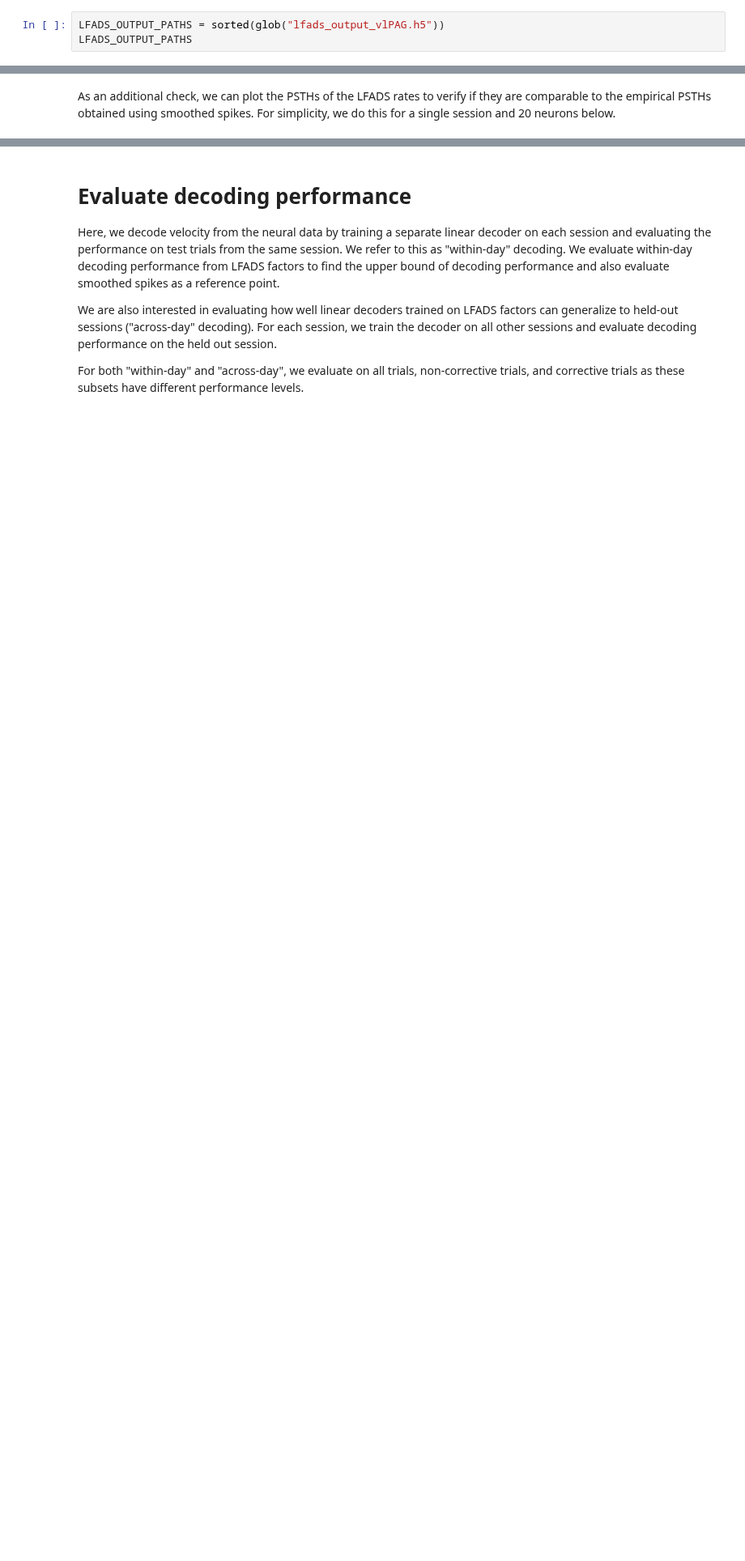
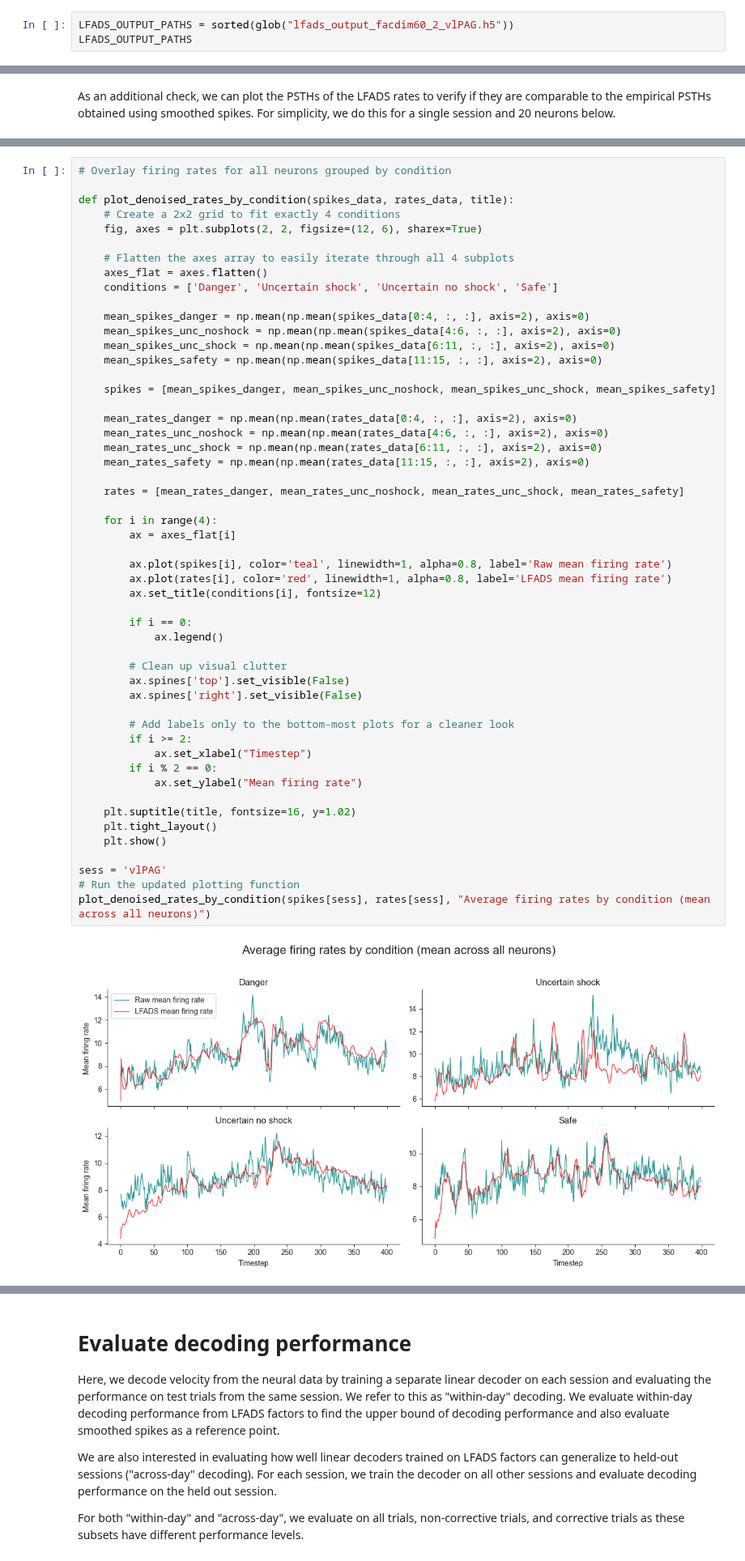
Before and after one commit to wkemilylau/iib_project_lfads, a Jupyter notebook: tutorials/multisession/bst-vlpag-eval.ipynb, the cells around one changed output, grey strips where cells are left out. Shown at 81% size. Cells and saved outputs as stored; diff of their text form; blank space fills up the shorter version.

```diff
--- a/tutorials/multisession/bst-vlpag-eval.ipynb
+++ b/tutorials/multisession/bst-vlpag-eval.ipynb
@@ -30,6 +30,6 @@ print(train_encod_data[0].shape)
 # %% [markdown]
 # Load LFADS factors and rates from output files
 # %%
-LFADS_OUTPUT_PATHS = sorted(glob("lfads_output_vlPAG.h5"))
+LFADS_OUTPUT_PATHS = sorted(glob("lfads_output_facdim60_2_vlPAG.h5"))
 LFADS_OUTPUT_PATHS
 # %% [output]
@@ -168,0 +150,54 @@ for s in smth_spikes:
+# %%
+# Overlay firing rates for all neurons grouped by condition
+
+def plot_denoised_rates_by_condition(spikes_data, rates_data, title):
+    # Create a 2x2 grid to fit exactly 4 conditions
+    fig, axes = plt.subplots(2, 2, figsize=(12, 6), sharex=True)
+
+    # Flatten the axes array to easily iterate through all 4 subplots
+    axes_flat = axes.flatten()
+    conditions = ['Danger', 'Uncertain shock', 'Uncertain no shock', 'Safe']
+
+    mean_spikes_danger = np.mean(np.mean(spikes_data[0:4, :, :], axis=2), axis=0)
+    mean_spikes_unc_noshock = np.mean(np.mean(spikes_data[4:6, :, :], axis=2), axis=0)
+    mean_spikes_unc_shock = np.mean(np.mean(spikes_data[6:11, :, :], axis=2), axis=0)
+    mean_spikes_safety = np.mean(np.mean(spikes_data[11:15, :, :], axis=2), axis=0)
+
+    spikes = [mean_spikes_danger, mean_spikes_unc_noshock, mean_spikes_unc_shock, mean_spikes_safety]
+
+    mean_rates_danger = np.mean(np.mean(rates_data[0:4, :, :], axis=2), axis=0)
+    mean_rates_unc_noshock = np.mean(np.mean(rates_data[4:6, :, :], axis=2), axis=0)
+    mean_rates_unc_shock = np.mean(np.mean(rates_data[6:11, :, :], axis=2), axis=0)
+    mean_rates_safety = np.mean(np.mean(rates_data[11:15, :, :], axis=2), axis=0)
+
+    rates = [mean_rates_danger, mean_rates_unc_noshock, mean_rates_unc_shock, mean_rates_safety]
+
+    for i in range(4):
+        ax = axes_flat[i]
+
+        ax.plot(spikes[i], color='teal', linewidth=1, alpha=0.8, label='Raw mean firing rate')
+        ax.plot(rates[i], color='red', linewidth=1, alpha=0.8, label='LFADS mean firing rate')
+        ax.set_title(conditions[i], fontsize=12)
+
+        if i == 0:
+            ax.legend()
+
+        # Clean up visual clutter
+        ax.spines['top'].set_visible(False)
+        ax.spines['right'].set_visible(False)
+
+        # Add labels only to the bottom-most plots for a cleaner look
+        if i >= 2:
+            ax.set_xlabel("Timestep")
+        if i % 2 == 0:
+            ax.set_ylabel("Mean firing rate")
+
+    plt.suptitle(title, fontsize=16, y=1.02)
+    plt.tight_layout()
+    plt.show()
+
+sess = 'vlPAG'
+# Run the updated plotting function
+plot_denoised_rates_by_condition(spikes[sess], rates[sess], "Average firing rates by condition (mean across all neurons)")
+# %% [output]
+[figure, added]
```
Also changed, not shown: parts of 12 cells of this notebook, 6 other files.
